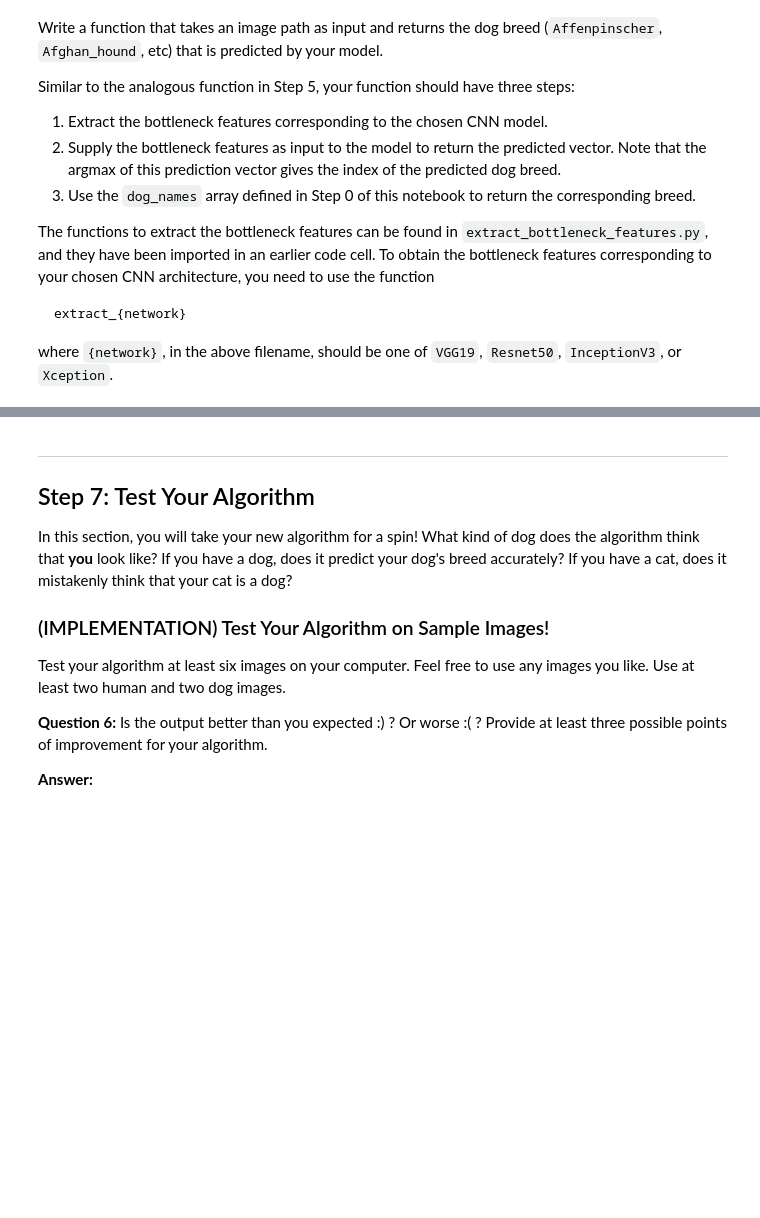
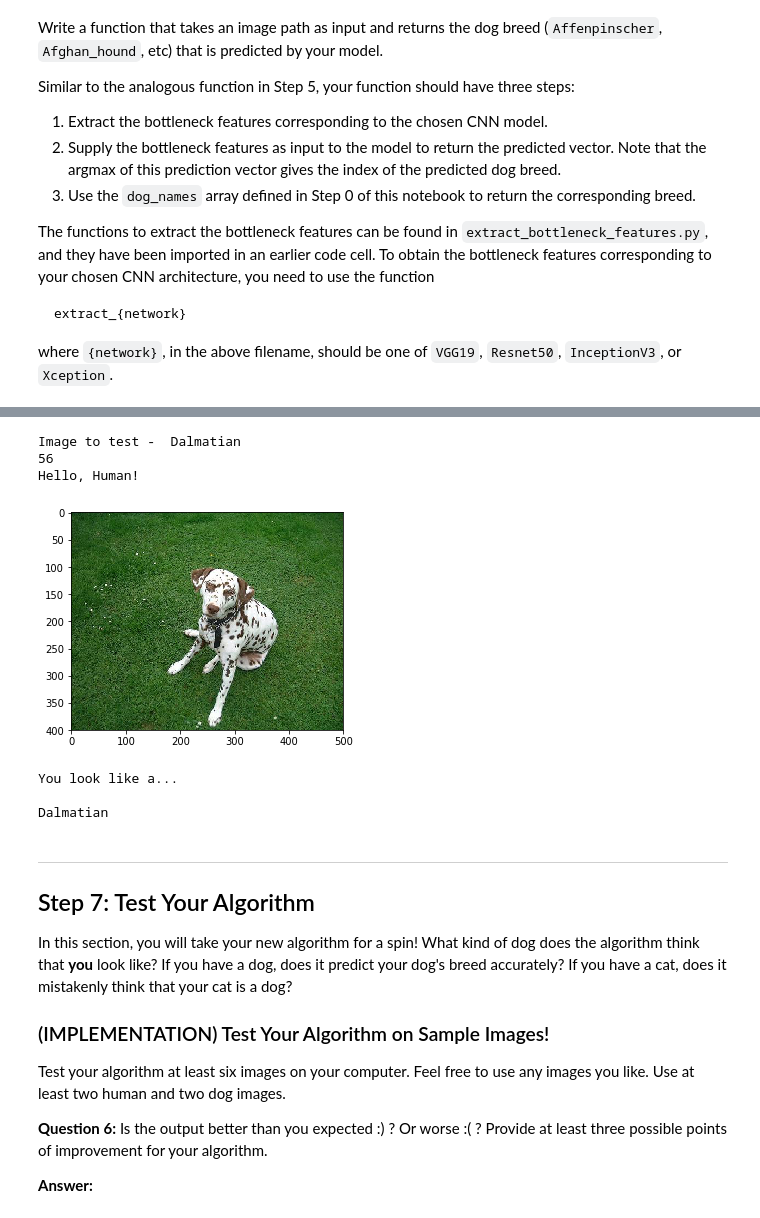
Before and after one commit to m00nd00r/Dog-Breed-App, a Jupyter notebook: dog_app.ipynb, the cells around one changed output, grey strips where cells are left out. Saved outputs shown, nothing was run; the diff lists cells and outputs as text; code cells hidden in the pictures; blank space fills up the shorter version.

```diff
--- a/dog_app.ipynb
+++ b/dog_app.ipynb
@@ -131,9 +108,3 @@ print(len(valid_files),len(valid_targets))
-# %%
-ix = [i for i,s in enumerate(test_files) if 'Thumbs.db' in s or 'desktop.ini' in s]
-test_files = np.delete(test_files, ix, 0)
-test_targets = np.delete(test_targets, ix, 0)
-
-print(len(test_files),len(test_targets))
 # %% [markdown]
 ### Import Human Dataset
 
@@ -1044,3 +1154,40 @@ Some sample output for our algorithm is provided below, but feel free to design
+# %%
+def show_image(img_path):
+    img = cv2.imread(img_path)
+    cv_rgb = cv2.cvtColor(img, cv2.COLOR_BGR2RGB)
+    plt.imshow(cv_rgb)
+    plt.show()
+# %%
+def dog_app(img_path, model='Xception'):
+    prediction = predict_breed(img_path, model=model)
+    print(prediction)
+    if (prediction <= 268) and (prediction >= 151):
+        print('Dear Doggo,\n')
+        show_image(img_path)
+        print('You look like a...\n')
+        print(dog_names[prediction])
+    else:
+        print('Hello, Human!')
+        show_image(img_path)
+        print('You look like a...\n')
+        print(dog_names[prediction])
+# %%
+ind = np.random.choice(test_files.shape[0])
+
+if platform == 'win32':
+    print('Image to test - ', test_files[ind].rsplit('\\',1)[1].rsplit('_',1)[0])
+else:
+    print('Image to test - ', test_files[ind].rsplit('/',1)[1].rsplit('_',1)[0])
+
+dog_app(test_files[ind])
+# %% [output]
+Image to test -  Dalmatian
+56
+Hello, Human!
+[figure, added]
+You look like a...
+
+Dalmatian
 # %% [markdown]
 ---
 <a id='step7'></a>
```
Also changed, not shown: parts of 44 cells of this notebook.
